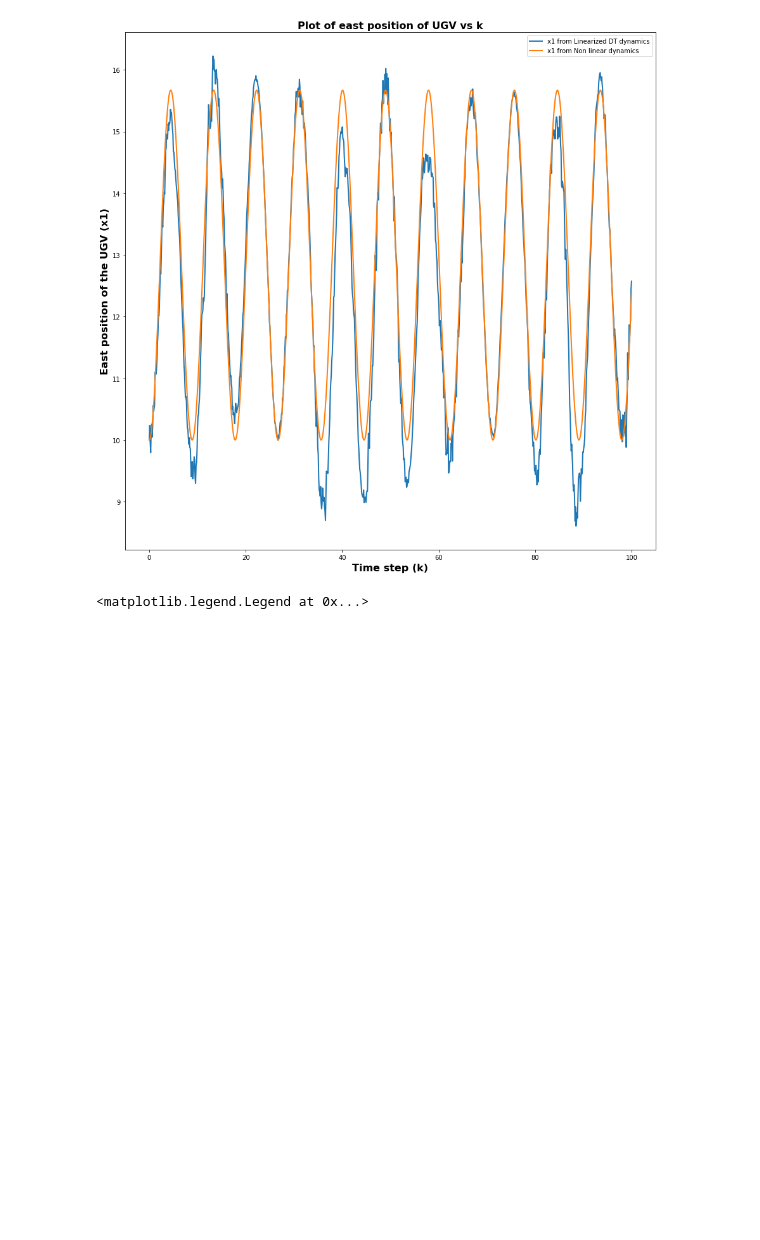
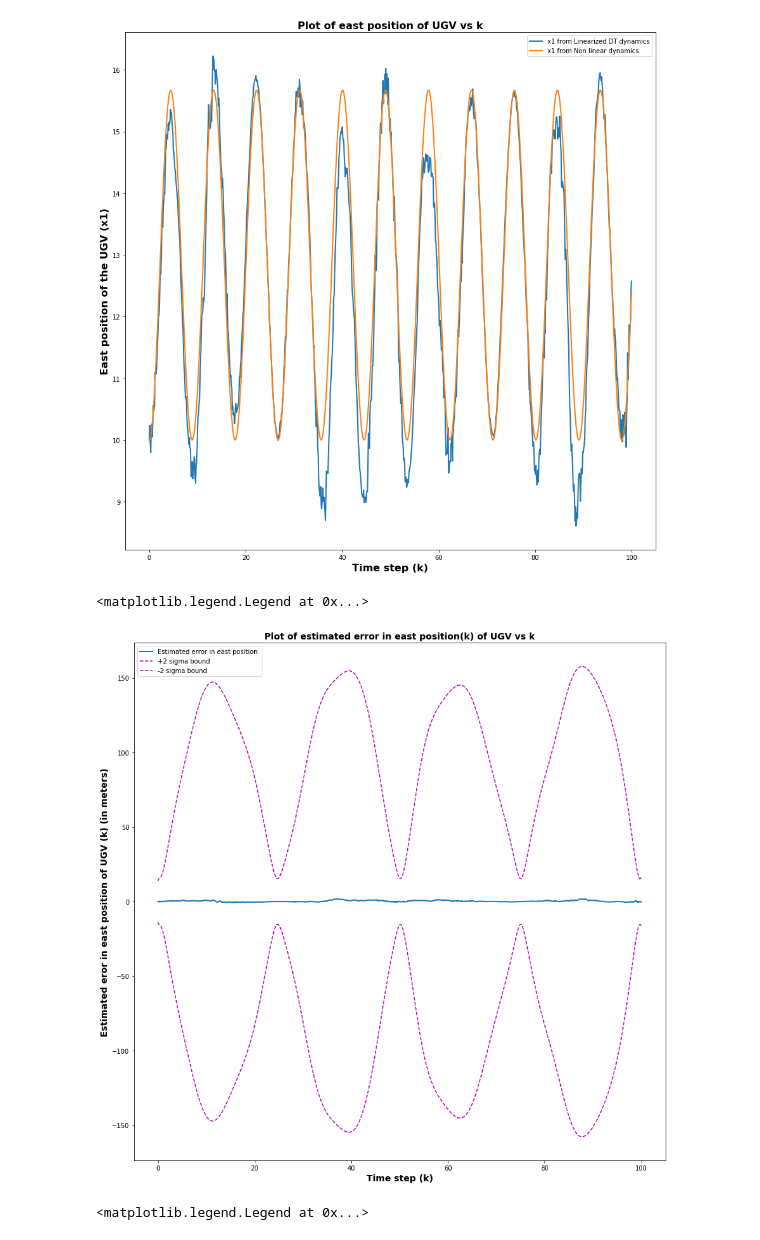
Before and after one commit to himanshugupta1009/robot_localization, a Jupyter notebook: Project_Report_2/LKF.ipynb, the cells around one changed output. Saved outputs shown, nothing was run; the diff lists cells and outputs as text; code cells hidden in the pictures; blank space fills up the shorter version.

```diff
--- a/Project_Report_2/LKF.ipynb
+++ b/Project_Report_2/LKF.ipynb
@@ -367,9 +367,10 @@ def get_NEES_data_for_multiple_simulations(x0,P0,u,Qtrue,Rtrue,Qfilter,Rfilter,n
         NIS_data[i] = np.array(epsilon_y_for_all_time_steps_in_one_simulation)
         NEES_data[i] = np.array(epsilon_x_for_all_time_steps_in_one_simulation)
 
-    return NEES_data,NIS_data, estimated_state_list, estimated_measurement_list
+    return NEES_data,NIS_data, estimated_state_list, estimated_measurement_list, estimated_covariance_matrix_list, innovation_covariance_matrix_list
 num_mc_simulations = 3
-NEES_data,NIS_data,linearized_DT_states_LKF, linearized_DT_measurements_LKF = get_NEES_data_for_multiple_simulations(x0,Qtrue,u,(999999)*Qtrue,Rtrue,Qtrue,Rtrue,num_mc_simulations)
+NEES_data,NIS_data,estimated_state_list, estimated_measurement_list,estimated_covariance_matrix_list,innovation_covariance_matrix_list=\
+get_NEES_data_for_multiple_simulations(x0,Qtrue,u,(999999)*Qtrue,Rtrue,Qtrue,Rtrue,num_mc_simulations)
 # %% [output]
 Performing simulation number 0
 Performing simulation number 1
@@ -377,25 +378,52 @@ Performing simulation number 2
 # %%
 #Plot x[1] or east position of UGV
 
-linearized_DT_x1 = []
-non_linear_x1 = []
+estimated_x1 = []
+true_x1 = []
 
-for state in linearized_DT_states_LKF:
-    linearized_DT_x1.append(state[0][0])
+for state in estimated_state_list:
+    estimated_x1.append(state[0][0])
 
 for state in non_linear_trajectory_with_perturbed_x0:
-    non_linear_x1.append(state[0])
+    true_x1.append(state[0])
 
 plt.xlabel("Time step (k)",fontsize=16, fontweight='bold')
 plt.ylabel("East position of the UGV (x1)",fontsize=16, fontweight='bold')
 plt.title("Plot of east position of UGV vs k",fontsize=16, fontweight='bold')
-plt.plot(time_steps,linearized_DT_x1,linewidth = 2,label = 'x1 from Linearized DT dynamics')
-plt.plot(time_steps,non_linear_x1,linewidth = 2,label = 'x1 from Non linear dynamics')
+plt.plot(time_steps,estimated_x1,linewidth = 2,label = 'x1 from Linearized DT dynamics')
+plt.plot(time_steps,true_x1,linewidth = 2,label = 'x1 from Non linear dynamics')
 plt.rcParams["figure.figsize"] = (15,15)
 plt.legend()
 # %% [output]
 <matplotlib.legend.Legend at 0x...>
 [figure]
+# %%
+skip_till = 0
+#Error in East Position of UGV
+estimated_state1_error_list = []
+positive_two_sigma_state_element1_list = []
+negative_two_sigma_state_element1_list = []
+
+for i in range(0,len(estimated_state_list)):
+    curr_estimate = estimated_x1[i]
+    curr_variance = estimated_covariance_matrix_list[i][0][0]
+    sigma = np.sqrt(curr_variance)
+    bound = 2*sigma
+    curr_error = true_x1[i] - curr_estimate
+    estimated_state1_error_list.append(curr_error)
+    positive_two_sigma_state_element1_list.append(bound)
+    negative_two_sigma_state_element1_list.append(-bound)
+
+plt.xlabel("Time step (k)",fontsize=14, fontweight='bold')
+plt.ylabel("Estimated eror in east position of UGV (k) (in meters)",fontsize=14, fontweight='bold')
+plt.title("Plot of estimated error in east position(k) of UGV vs k",fontsize=14, fontweight='bold')
+plt.plot(time_steps[skip_till:],estimated_state1_error_list[skip_till:],linewidth = 2,label = 'Estimated error in east position ')
+plt.plot(time_steps[skip_till:],positive_two_sigma_state_element1_list[skip_till:],'--m',label = '+2 sigma bound')
+plt.plot(time_steps[skip_till:],negative_two_sigma_state_element1_list[skip_till:],'--m',label = '-2 sigma bound')
+plt.legend()
+# %% [output]
+<matplotlib.legend.Legend at 0x...>
+[figure, added]
 # %%
 #Plot x[2] or north position of UGV
 
```
Also changed, not shown: parts of 7 cells of this notebook.
